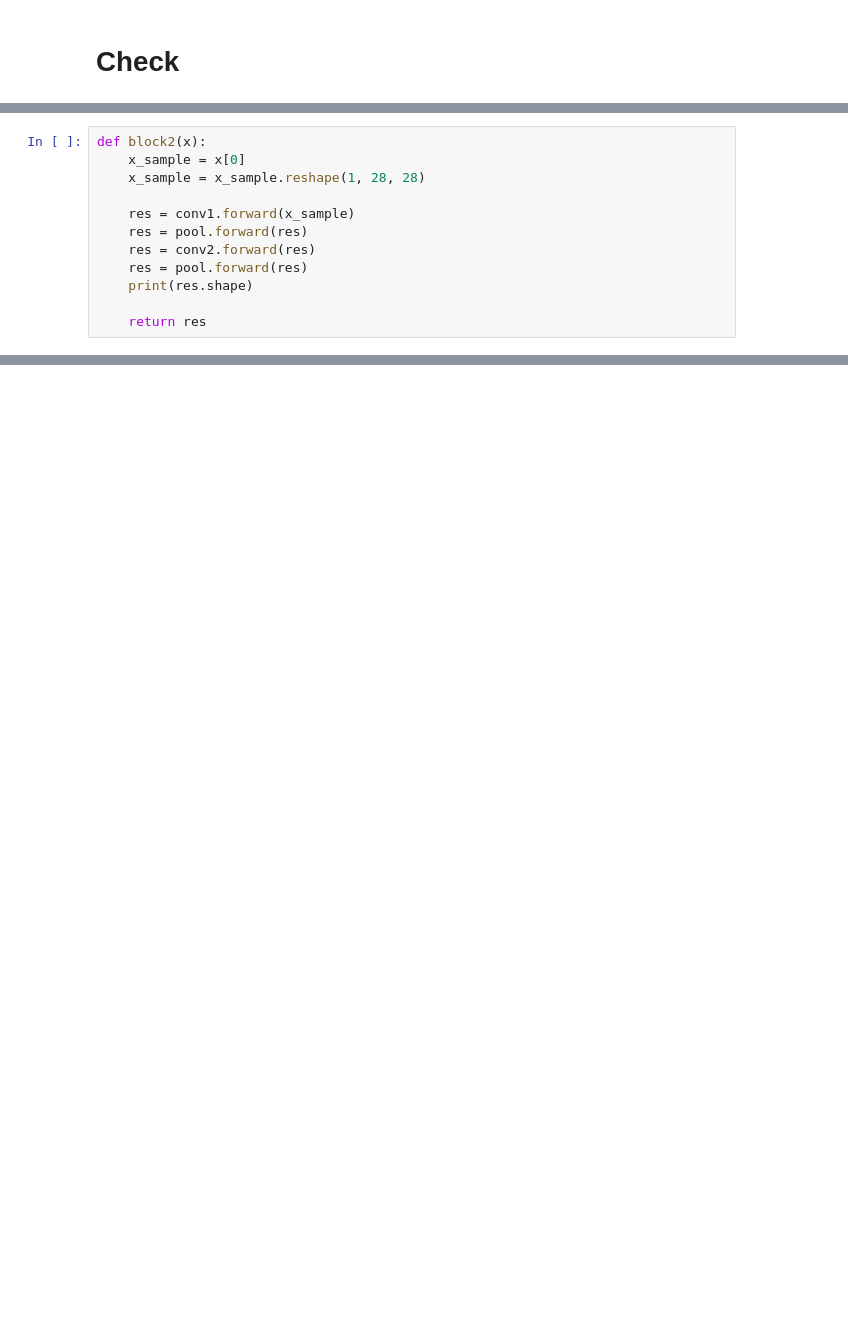
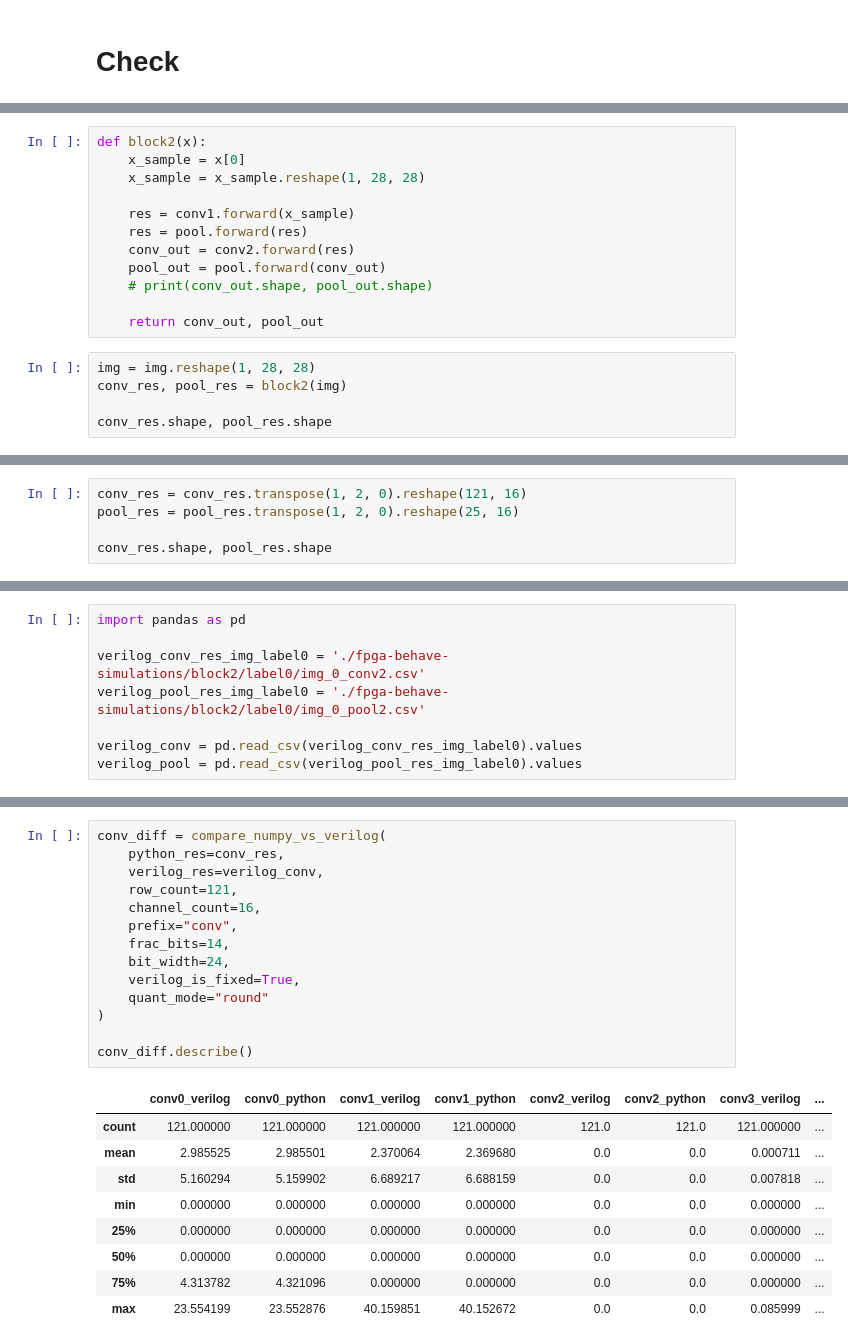
Before and after one commit to alexchtst/skripsi-train-model, a Jupyter notebook: verilog-python-diff/check-block2.ipynb, the cells around one changed output, grey strips where cells are left out. Drawn from its saved outputs; the diff is of its cells as text; blank space fills up the shorter version.

Commit message:
finished the block2 check

```diff
--- a/verilog-python-diff/check-block2.ipynb
+++ b/verilog-python-diff/check-block2.ipynb
@@ -281,8 +440,13 @@ def block2(x):
 
     res = conv1.forward(x_sample)
     res = pool.forward(res)
-    res = conv2.forward(res)
-    res = pool.forward(res)
-    print(res.shape)
+    conv_out = conv2.forward(res)
+    pool_out = pool.forward(conv_out)
+    # print(conv_out.shape, pool_out.shape)
 
-    return res
+    return conv_out, pool_out
+# %%
+img = img.reshape(1, 28, 28)
+conv_res, pool_res = block2(img)
+
+conv_res.shape, pool_res.shape
@@ -288,0 +455,5 @@ def block2(x):
+# %%
+conv_res = conv_res.transpose(1, 2, 0).reshape(121, 16)
+pool_res = pool_res.transpose(1, 2, 0).reshape(25, 16)
+
+conv_res.shape, pool_res.shape
@@ -288,0 +462,8 @@ def block2(x):
+# %%
+import pandas as pd
+
+verilog_conv_res_img_label0 = './fpga-behave-simulations/block2/label0/img_0_conv2.csv'
+verilog_pool_res_img_label0 = './fpga-behave-simulations/block2/label0/img_0_pool2.csv'
+
+verilog_conv = pd.read_csv(verilog_conv_res_img_label0).values
+verilog_pool = pd.read_csv(verilog_pool_res_img_label0).values
@@ -288,0 +474,24 @@ def block2(x):
+# %%
+conv_diff = compare_numpy_vs_verilog(
+    python_res=conv_res,
+    verilog_res=verilog_conv,
+    row_count=121,
+    channel_count=16,
+    prefix="conv",
+    frac_bits=14,
+    bit_width=24,
+    verilog_is_fixed=True,
+    quant_mode="round"
+)
+
+conv_diff.describe()
+# %% [output]
+|  | conv0_verilog | conv0_python | conv1_verilog | conv1_python | conv2_verilog | conv2_python | conv3_verilog | ... |
+| count | 121.000000 | 121.000000 | 121.000000 | 121.000000 | 121.0 | 121.0 | 121.000000 | ... |
+| mean | 2.985525 | 2.985501 | 2.370064 | 2.369680 | 0.0 | 0.0 | 0.000711 | ... |
+| std | 5.160294 | 5.159902 | 6.689217 | 6.688159 | 0.0 | 0.0 | 0.007818 | ... |
+| min | 0.000000 | 0.000000 | 0.000000 | 0.000000 | 0.0 | 0.0 | 0.000000 | ... |
+| 25% | 0.000000 | 0.000000 | 0.000000 | 0.000000 | 0.0 | 0.0 | 0.000000 | ... |
+| 50% | 0.000000 | 0.000000 | 0.000000 | 0.000000 | 0.0 | 0.0 | 0.000000 | ... |
+| 75% | 4.313782 | 4.321096 | 0.000000 | 0.000000 | 0.0 | 0.0 | 0.000000 | ... |
+| max | 23.554199 | 23.552876 | 40.159851 | 40.152672 | 0.0 | 0.0 | 0.085999 | ... |
```
Also changed, not shown: parts of 20 cells of this notebook, 11 other files.
